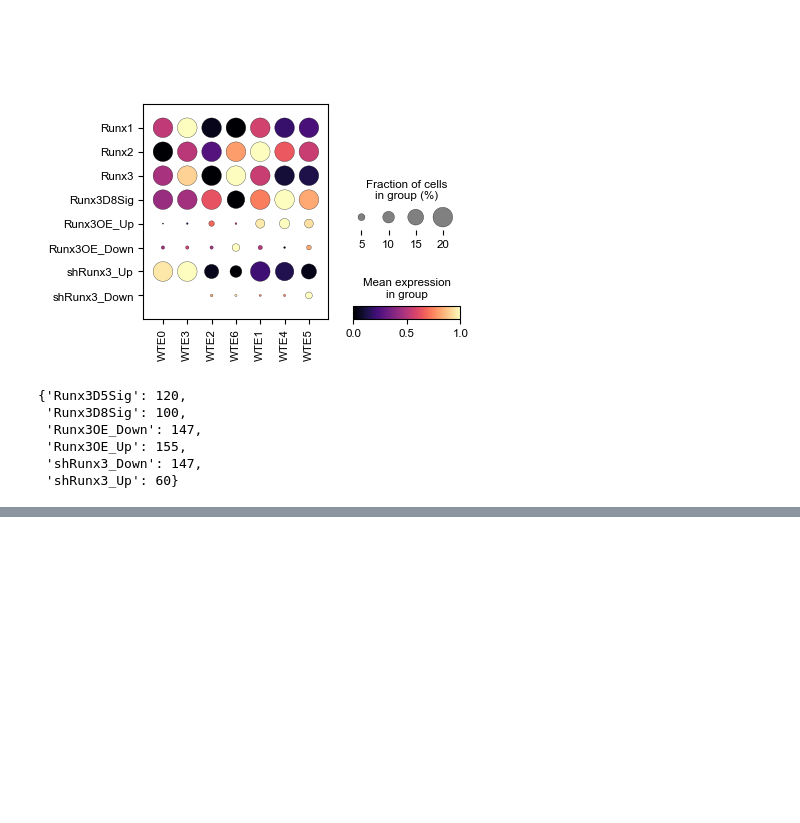
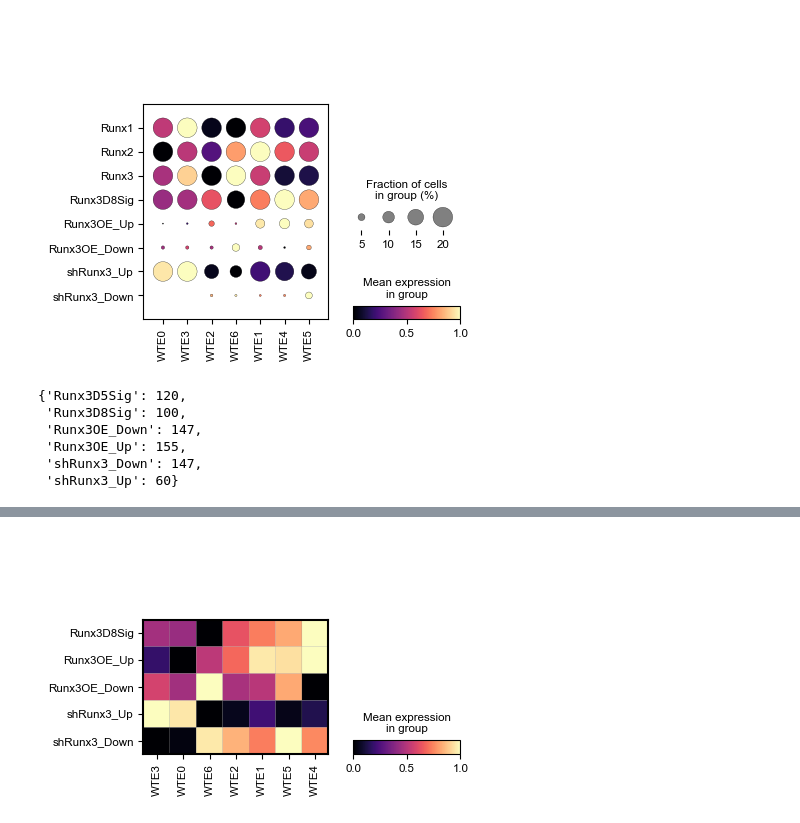
Before and after one commit to ScrippsPipkinLab/AlbaoRunx3Manuscript, a Jupyter notebook: single_cell/08_hto/08_hto.ipynb, the cells around one changed output, grey strips where cells are left out. Cells and saved outputs as stored; diff of their text form; code cells hidden in the pictures; blank space fills up the shorter version.

```diff
--- a/single_cell/08_hto/08_hto.ipynb
+++ b/single_cell/08_hto/08_hto.ipynb
@@ -385,0 +392,5 @@ gene_set_lengths
+# %%
+wte_subset.obs["WTE"] = pd.Categorical(wte_subset.obs["WTE"], categories=["WTE3", "WTE0", "WTE6", "WTE2", "WTE1", "WTE5", "WTE4"])
+# %%
+sc.pl.matrixplot(wte_subset, sigs2, groupby="WTE", swap_axes=True, use_raw=True, cmap = "magma", standard_scale="var", save="wte_activity_scale.pdf")
+# %% [output]
@@ -385,0 +398 @@ gene_set_lengths
+[figure, added]
```
Also changed, not shown: parts of 3 cells of this notebook, 2 other files.
